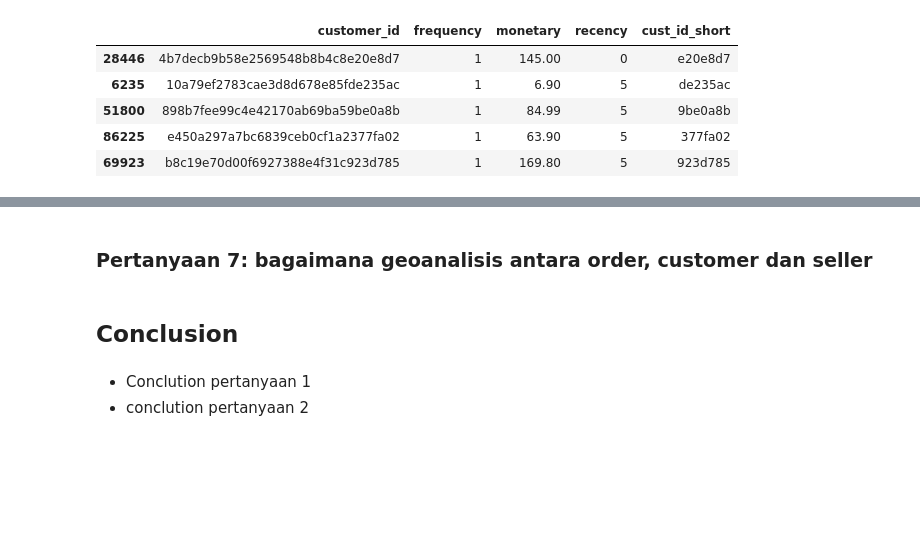
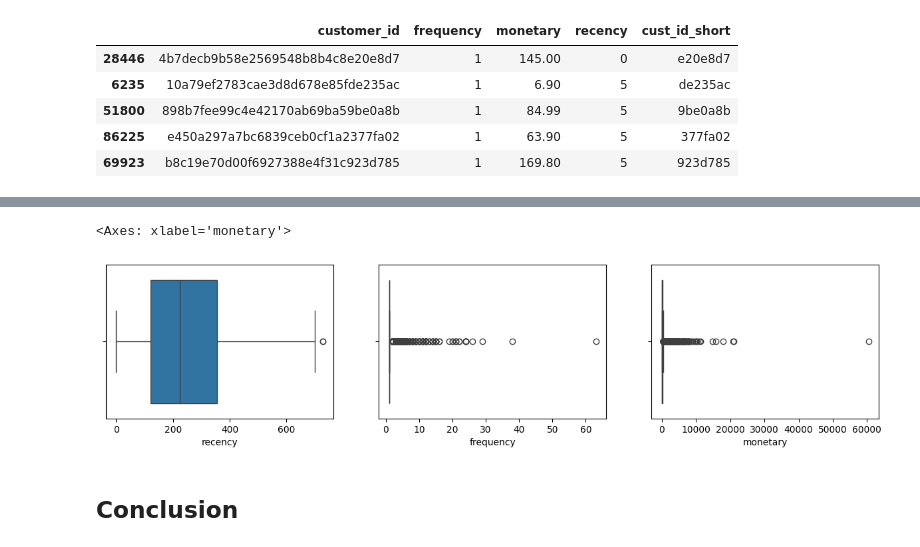
Before and after one commit to muhamadInsan/da-with-python-dicoding-submission, a Jupyter notebook: notebook.ipynb, the cells around one changed output, grey strips where cells are left out. Drawn from its saved outputs; the diff is of its cells as text; code cells hidden in the pictures; blank space fills up the shorter version.

```diff
--- a/notebook.ipynb
+++ b/notebook.ipynb
@@ -1015,7 +1026,11 @@ Passing `palette` without assigning `hue` is deprecated and will be removed in v
-# %% [markdown]
-### Pertanyaan 7: bagaimana geoanalisis antara order, customer dan seller
+# %%
+fig, ax = plt.subplots(1,3, figsize=(15,3))
+
+sns.boxplot(x=df.recency, ax=ax[0])
+sns.boxplot(x=df.frequency, ax=ax[1])
+sns.boxplot(x=df.monetary, ax=ax[2])
+# %% [output]
+<Axes: xlabel='monetary'>
+[figure, added]
 # %% [markdown]
 ## Conclusion
-# %% [markdown]
-- Conclution pertanyaan 1
-- conclution pertanyaan 2
```
Also changed, not shown: parts of 34 cells of this notebook.
